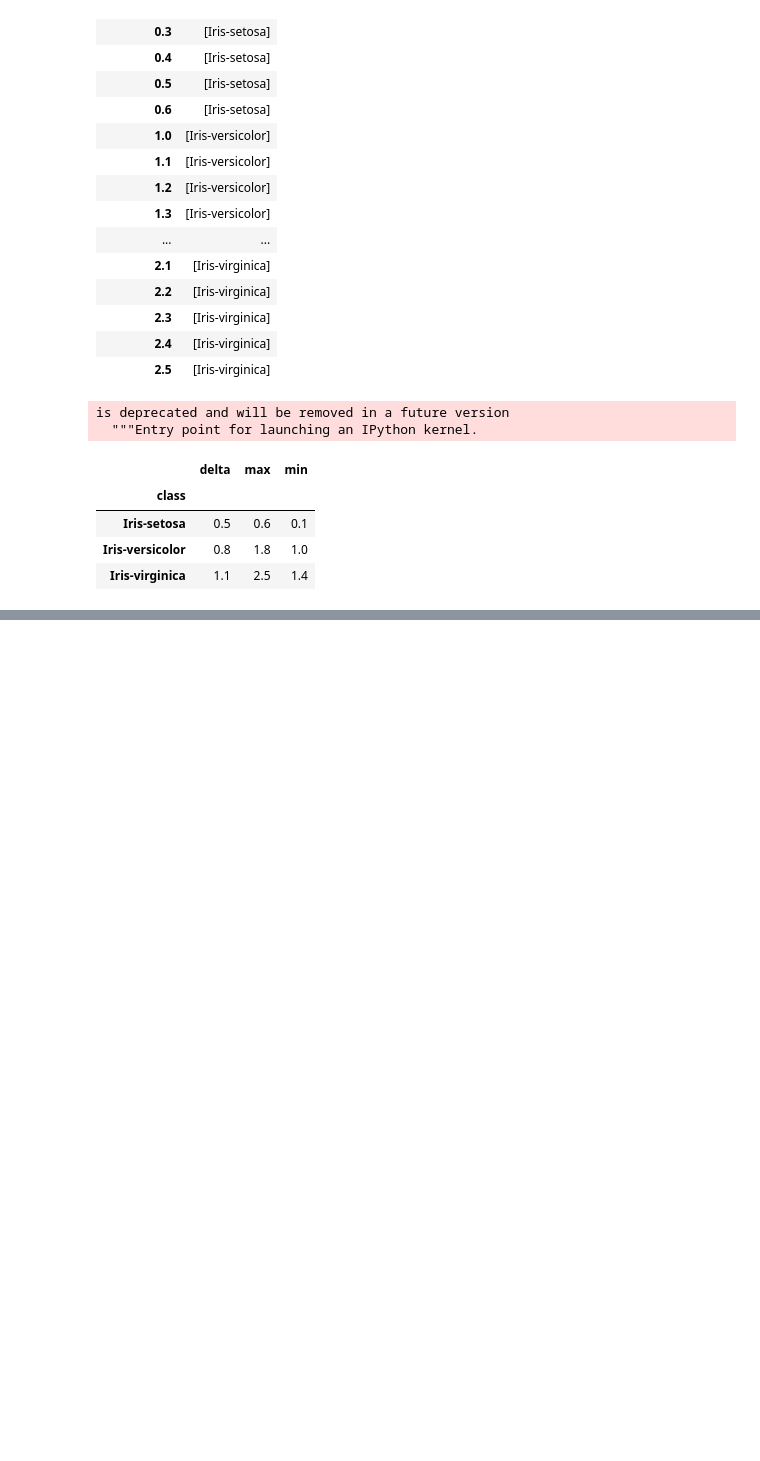
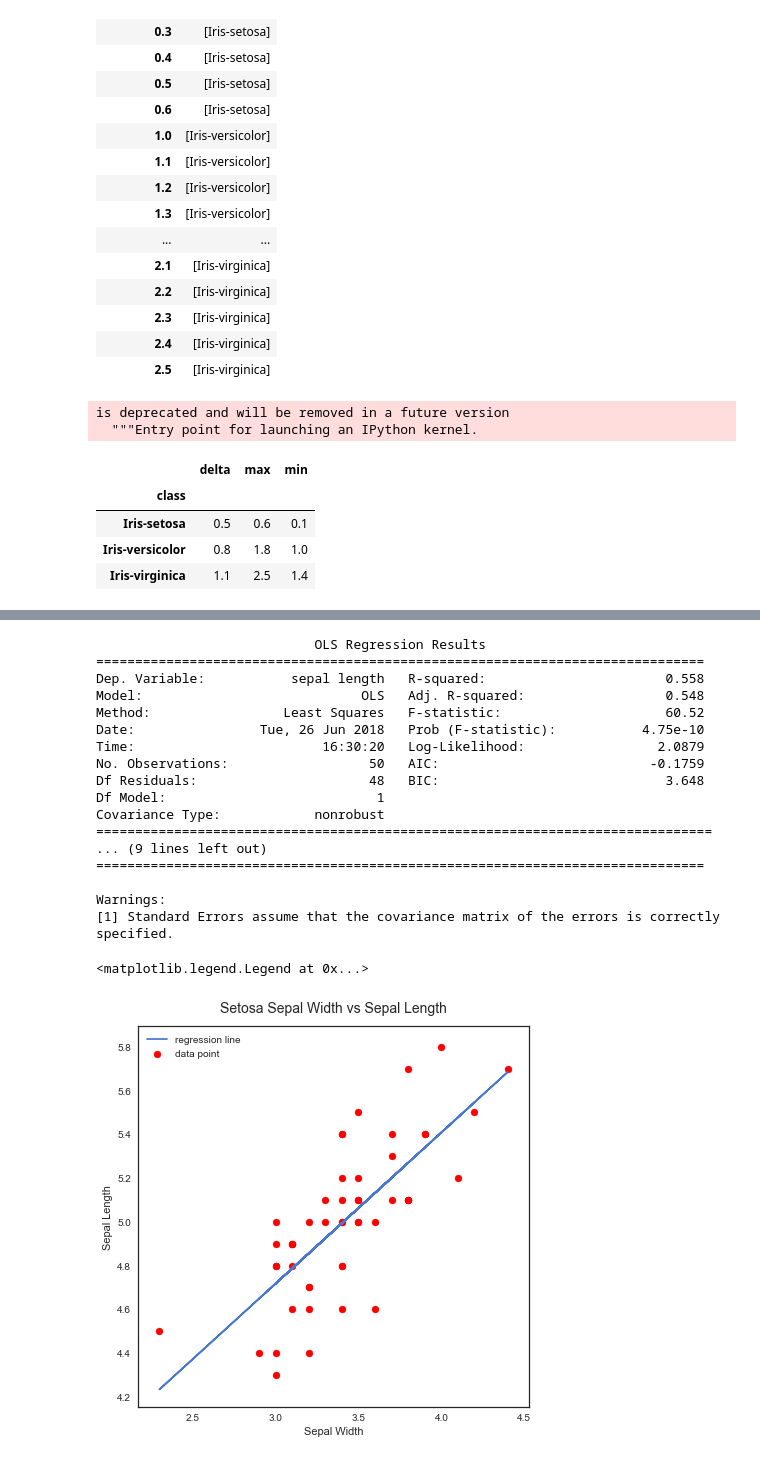
Before and after one commit to sishuiyibai/Python_ML, a Jupyter notebook: chapter1.ipynb, the cells around one changed output, grey strips where cells are left out. Drawn from its saved outputs; the diff is of its cells as text; code cells hidden in the pictures; blank space fills up the shorter version.

```diff
--- a/chapter1.ipynb
+++ b/chapter1.ipynb
@@ -191,0 +201,36 @@ is deprecated and will be removed in a future version
+# %%
+import statsmodels.api as sm
+y = df['sepal length'][:50]
+x = df['sepal width'][:50]
+X = sm.add_constant(x)#为了使用OLS模型，线性回归增加常数项 y=kx+b
+
+results = sm.OLS(y,X).fit()
+print(results.summary())
+
+fig,ax = plt.subplots(figsize=(7,7))
+ax.plot(x,results.fittedvalues,label='regression line')
+ax.scatter(x,y,label='data point',color='r')
+ax.set_ylabel('Sepal Length')
+ax.set_xlabel('Sepal Width')
+ax.set_title('Setosa Sepal Width vs Sepal Length',fontsize=14,y=1.02)
+ax.legend(loc=2)
+# %% [output]
+                            OLS Regression Results
+==============================================================================
+Dep. Variable:           sepal length   R-squared:                       0.558
+Model:                            OLS   Adj. R-squared:                  0.548
+Method:                 Least Squares   F-statistic:                     60.52
+Date:                Tue, 26 Jun 2018   Prob (F-statistic):           4.75e-10
+Time:                        16:30:20   Log-Likelihood:                 2.0879
+No. Observations:                  50   AIC:                           -0.1759
+Df Residuals:                      48   BIC:                             3.648
+Df Model:                           1
+Covariance Type:            nonrobust
+===============================================================================
+... (9 lines left out)
+==============================================================================
+
+Warnings:
+[1] Standard Errors assume that the covariance matrix of the errors is correctly specified.
+<matplotlib.legend.Legend at 0x...>
+[figure, added]
```
Also changed, not shown: parts of 10 cells of this notebook.
